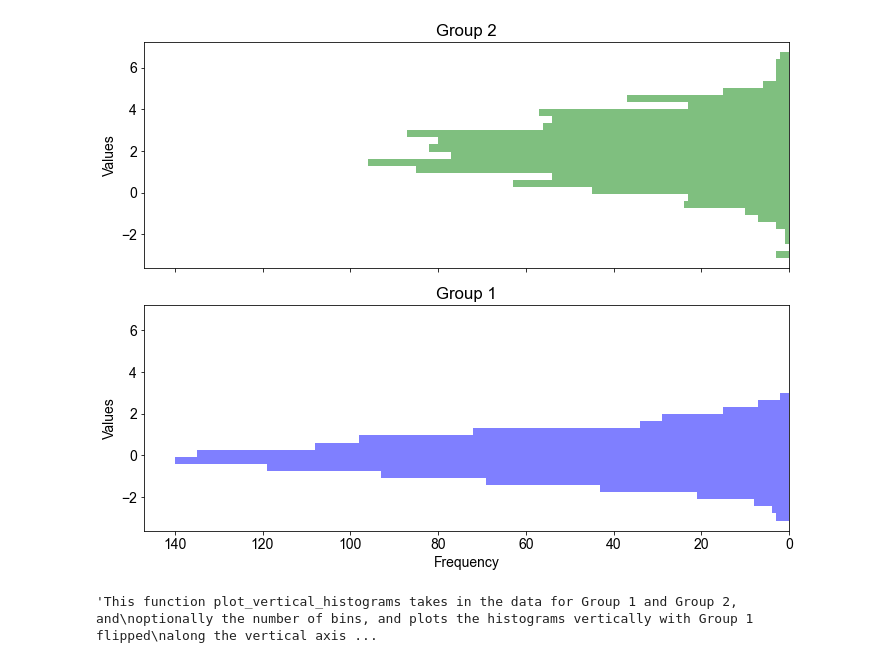
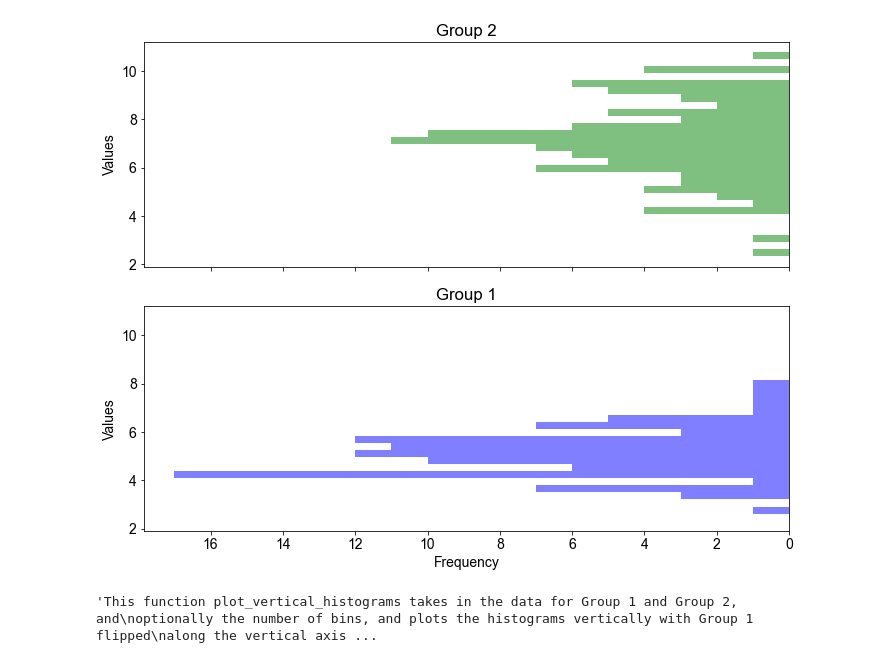
Before and after one commit to ufcolemanlab/NMCoop_Shared, a Jupyter notebook: #Pizzi/plots_for_vesseldata.ipynb, the cells around one changed output. Drawn from its saved outputs; the diff is of its cells as text; code cells hidden in the pictures.

```diff
--- a/#Pizzi/plots_for_vesseldata.ipynb
+++ b/#Pizzi/plots_for_vesseldata.ipynb
@@ -41,5 +90,5 @@ plot_bar_with_sem(group1_data, group2_data, font_style='Arial', font_size=14)
 # %%
-#Histograms
+# HISTOGRAM
 
 """
 This code will display the histograms of both groups on two separate sets of axes.
@@ -50,9 +99,9 @@ Adjustments to labels and titles ensure clarity and readability.
 import numpy as np
 import matplotlib.pyplot as plt
 
-# Generate example data for two groups
-group1_data = np.random.normal(loc=0, scale=1, size=1000)
-group2_data = np.random.normal(loc=2, scale=1.5, size=1000)
+# # Generate example data for two groups
+# group1_data = np.random.normal(loc=0, scale=1, size=1000)
+# group2_data = np.random.normal(loc=2, scale=1.5, size=1000)
 
 # Calculate the bin edges
 bins = np.linspace(min(min(group1_data), min(group2_data)), max(max(group1_data), max(group2_data)), 30)
@@ -81,8 +130,8 @@ import numpy as np
 import matplotlib.pyplot as plt
 
 # Generate example data for two groups
-group1_data = np.random.normal(loc=0, scale=1, size=1000)
-group2_data = np.random.normal(loc=2, scale=1.5, size=1000)
+# group1_data = np.random.normal(loc=0, scale=1, size=1000)
+# group2_data = np.random.normal(loc=2, scale=1.5, size=1000)
 
 # Plot histograms for both groups on the same axis
 plt.hist(group1_data, orientation='horizontal', color='blue', alpha=0.5, label='Group 1 (Rotated 180°)', bins=30)
@@ -118,9 +167,9 @@ Both subplots share the same x-axis to ensure the x-axes are touching.
 import numpy as np
 import matplotlib.pyplot as plt
 
-# Generate example data for two groups
-group1_data = np.random.normal(loc=0, scale=1, size=1000)
-group2_data = np.random.normal(loc=2, scale=1.5, size=1000)
+# # Generate example data for two groups
+# group1_data = np.random.normal(loc=0, scale=1, size=1000)
+# group2_data = np.random.normal(loc=2, scale=1.5, size=1000)
 
 # Calculate the bin edges
 bins = np.linspace(min(min(group1_data), min(group2_data)), max(max(group1_data), max(group2_data)), 30)
@@ -149,9 +198,9 @@ plt.show()
 import numpy as np
 import matplotlib.pyplot as plt
 
-# Generate example data for two groups
-group1_data = np.random.normal(loc=0, scale=1, size=1000)
-group2_data = np.random.normal(loc=2, scale=1.5, size=1000)
+# # Generate example data for two groups
+# group1_data = np.random.normal(loc=0, scale=1, size=1000)
+# group2_data = np.random.normal(loc=2, scale=1.5, size=1000)
 
 # Plot histograms for both groups on the same axis
 plt.hist(group1_data, orientation='horizontal', color='blue', alpha=0.5, label='Group 1 (Rotated 180°)', bins=30)
@@ -212,35 +261,46 @@ def plot_vertical_histograms(group1_data, group2_data, bins=30, figsize=(8, 8),
     hist_range = (min(min(group1_data), min(group2_data)), max(max(group1_data), max(group2_data)))
     bins = np.linspace(*hist_range, bins)
 
     # Create subplots
     fig, axs = plt.subplots(2, 1, figsize=figsize, sharex=True)
+#     fig, ax1 = plt.subplots(2, 1, figsize=figsize, sharex=True)
+#     fig, ax2 = plt.subplots(2, 1, figsize=figsize, sharex=True)
 
     # Plot histogram for Group 2 on the first subplot
     axs[0].hist(group2_data, bins=bins, color='green', alpha=0.5, orientation='horizontal')
+    #ax1.hist(group2_data, bins=bins, color='green', alpha=0.5, orientation='horizontal')
+
     axs[0].set_ylabel('Values')
     axs[0].set_title('Group 2')
 
     # Plot histogram for Group 1 on the second subplot, flipped along the vertical axis
     axs[1].hist(group1_data, bins=bins, color='blue', alpha=0.5, orientation='horizontal')
-    axs[1].invert_xaxis()
     axs[1].set_xlabel('Frequency')
     axs[1].set_ylabel('Values')
     axs[1].set_title('Group 1')
+
+    # invert the order of x-axis values
+    axs[1].invert_xaxis()
+
+#     OR
+#     axs[0].set_xlim(ax.get_xlim()[::-1])
+#     #move ticks to the right
+#     axs[0].yaxis.tick_right()
 
     plt.tight_layout()
     plt.show()
 
     return fig, axs
 
 # Example usage:
-group1_data = np.random.normal(loc=0, scale=1, size=1000)
-group2_data = np.random.normal(loc=2, scale=1.5, size=1000)
+# group1_data = np.random.normal(loc=0, scale=1, size=1000)
+# group2_data = np.random.normal(loc=2, scale=1.5, size=1000)
 plot_vertical_histograms(group1_data, group2_data, figsize=(10, 8), font_type='Arial', font_size=14)
 
 
 """This function plot_vertical_histograms takes in the data for Group 1 and Group 2, and
 optionally the number of bins, and plots the histograms vertically with Group 1 flipped
 along the vertical axis. It returns the fig and axs objects for further customization if needed."""
 # %% [output]
-[figure, old version]
+[figure, new version]
 'This function plot_vertical_histograms takes in the data for Group 1 and Group 2, and\noptionally the number of bins, and plots the histograms vertically with Group 1 flipped\nalong the vertical axis ...
```
Also changed, not shown: parts of 15 cells of this notebook.
